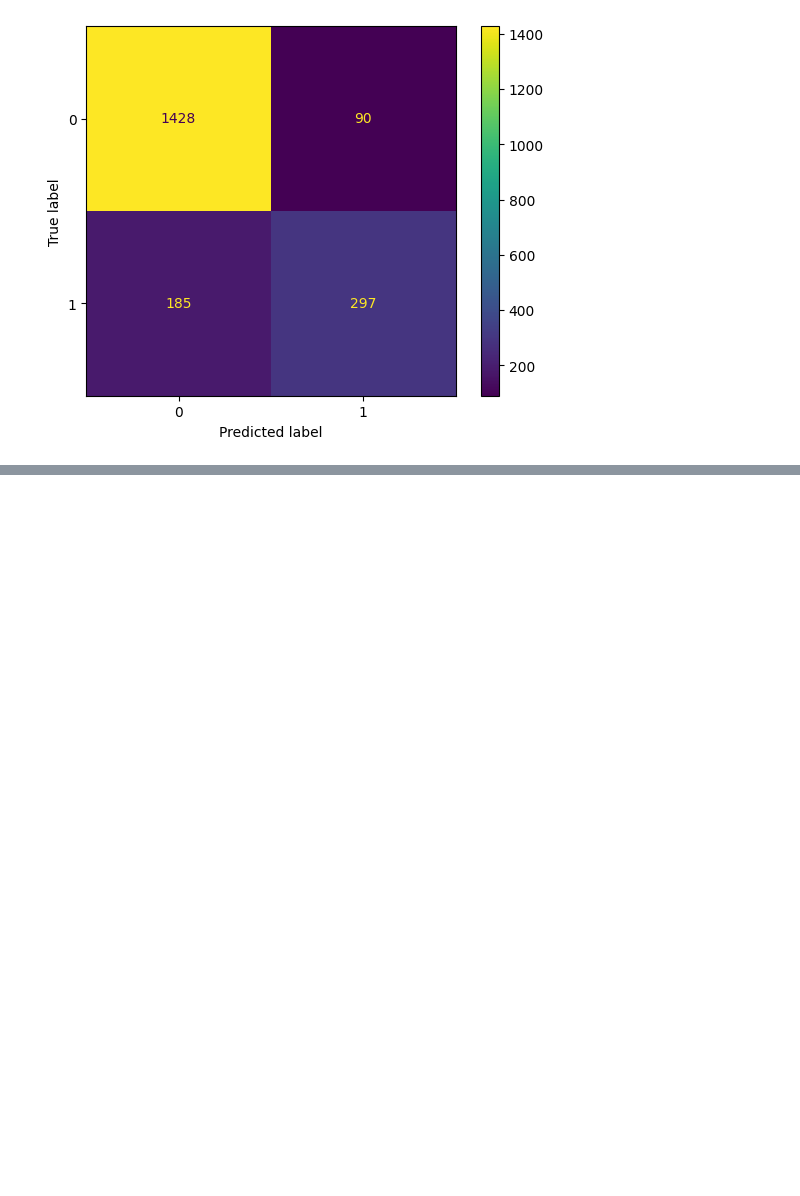
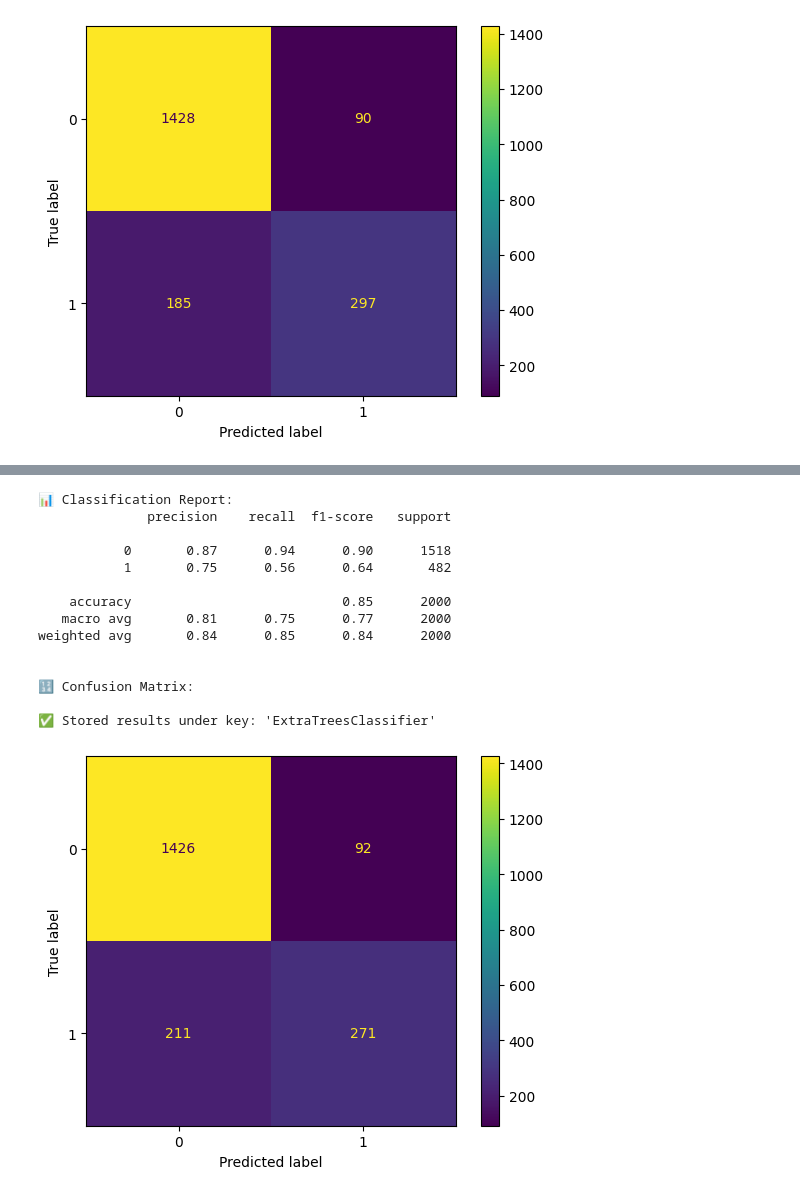
Before and after one commit to rizz045/Identifying_Presense_Of_Disease_In_Plants, a Jupyter notebook: Identifying_Presense_Of_Disease_In_Plants.ipynb, the cells around one changed output, grey strips where cells are left out. Drawn from its saved outputs; the diff is of its cells as text; code cells hidden in the pictures; blank space fills up the shorter version.

```diff
--- a/Identifying_Presense_Of_Disease_In_Plants.ipynb
+++ b/Identifying_Presense_Of_Disease_In_Plants.ipynb
@@ -368,3 +350,25 @@ weighted avg       0.93      0.93      0.93      8000
+# %%
+from sklearn.ensemble import ExtraTreesClassifier
+
+etc = ExtraTreesClassifier()
+etc.fit(x_train, y_train)
+eval_metrics(etc, x_test, y_test)
+# %% [output]
+📊 Classification Report:
+              precision    recall  f1-score   support
+
+           0       0.87      0.94      0.90      1518
+           1       0.75      0.56      0.64       482
+
+    accuracy                           0.85      2000
+   macro avg       0.81      0.75      0.77      2000
+weighted avg       0.84      0.85      0.84      2000
+
+
+🔢 Confusion Matrix:
+
+✅ Stored results under key: 'ExtraTreesClassifier'
+[figure, added]
 # %%
 from sklearn.model_selection import train_test_split
 from sklearn.preprocessing import StandardScaler
```
Also changed, not shown: parts of 2 cells of this notebook.
